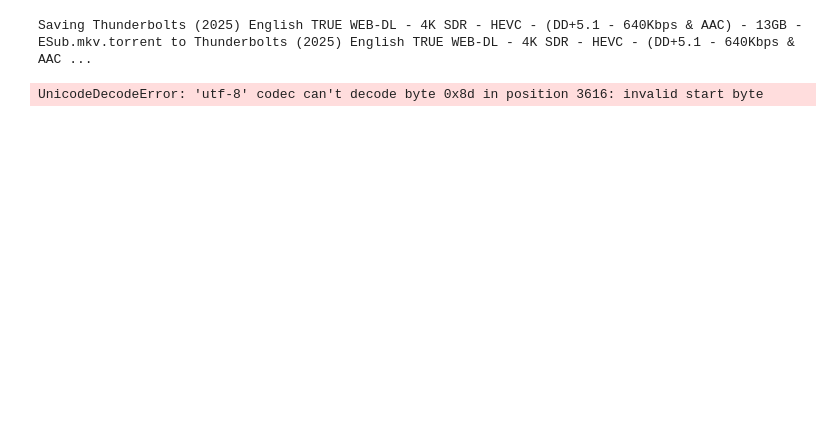
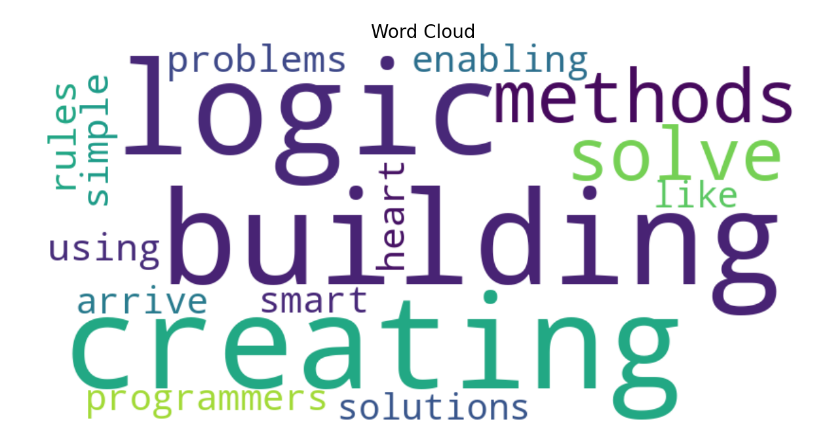
Before and after one commit to Nithun7023/word-cloud-generator, a Jupyter notebook: world_cloud_generation.ipynb, the cells around one changed output. Drawn from its saved outputs; the diff is of its cells as text; code cells hidden in the pictures; blank space fills up the shorter version.

```diff
--- a/world_cloud_generation.ipynb
+++ b/world_cloud_generation.ipynb
@@ -12,24 +12,15 @@ import nltk
 from nltk.corpus import stopwords
 from wordcloud import WordCloud
 import matplotlib.pyplot as plt
-from google.colab import files
 
 # 3. Download NLTK stopwords (only once)
 nltk.download('stopwords')
 
 # 4. Load text data
+#
+#Uncomment to manually define text instead of uploading a file:
 def load_text():
-    """
-    Prompt user to upload a text file in Colab and return its content as a string.
-    """
-    uploaded = files.upload()
-    filename = next(iter(uploaded))
-    with open(filename, 'r', encoding='utf-8') as f:
-        return f.read()
-
-# Uncomment to manually define text instead of uploading a file:
-# def load_text():
-#     return "Your text goes here..."
+    return "Logic building is about creating clear, step-by-step methods to solve problems using simple rules and principles. It’s the heart of coding, enabling programmers to think, reason, and arrive at smart solutions just like we do."
 
 text = load_text()
 
@@ -90,2 +80 @@ Requirement already satisfied: six>=1.5 in /usr/local/lib/python3.11/dist-packag
-Saving Thunderbolts (2025) English TRUE WEB-DL - 4K SDR - HEVC - (DD+5.1 - 640Kbps & AAC) - 13GB - ESub.mkv.torrent to Thunderbolts (2025) English TRUE WEB-DL - 4K SDR - HEVC - (DD+5.1 - 640Kbps & AAC ...
-UnicodeDecodeError: 'utf-8' codec can't decode byte 0x8d in position 3616: invalid start byte
+[figure, added]
```
Also changed, not shown: parts of 1 cell of this notebook.
